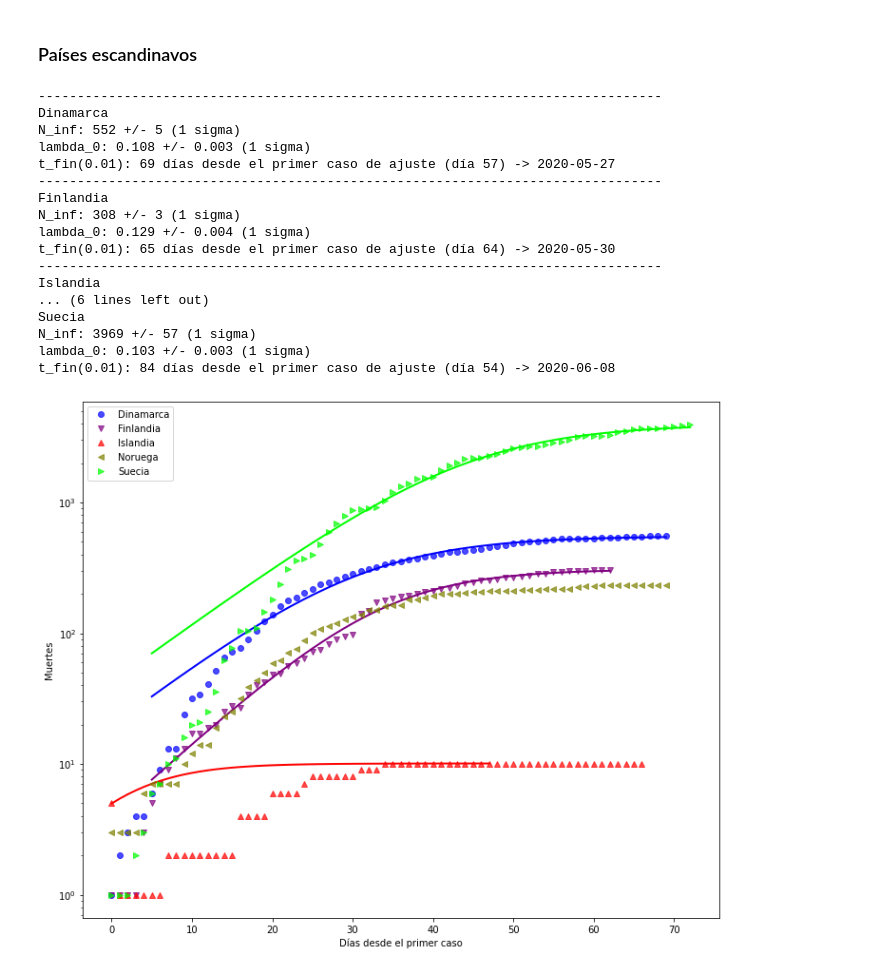
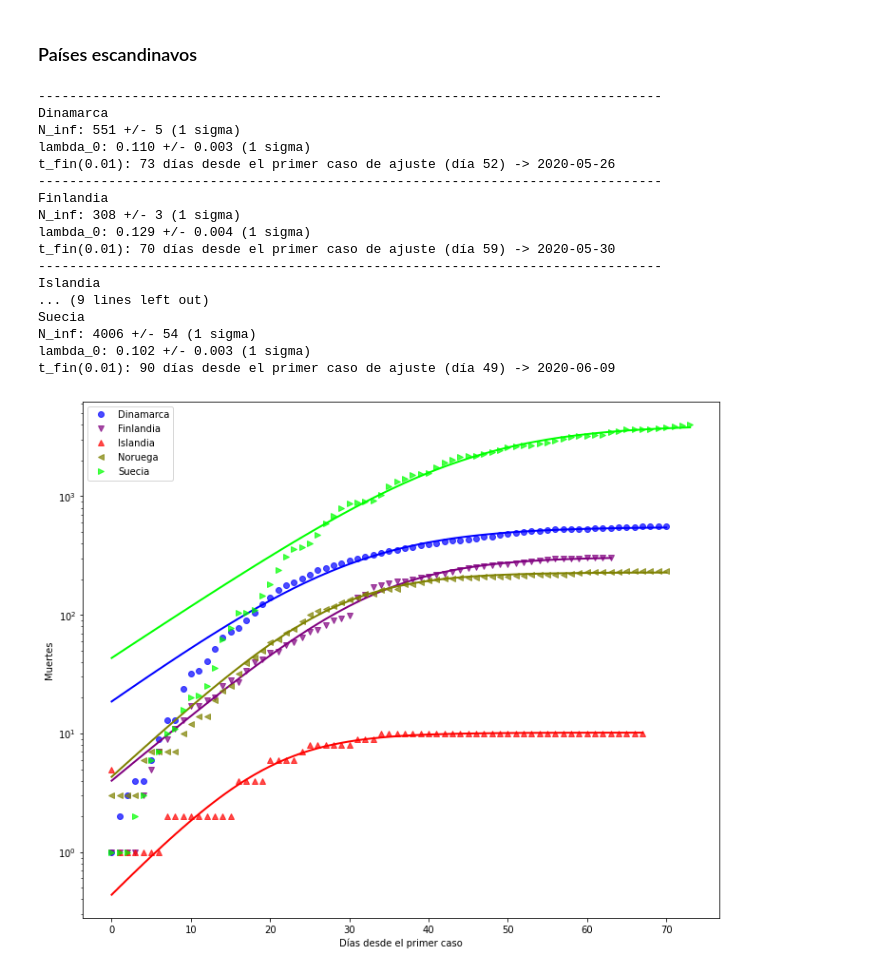
Before and after one commit to manuxch/logistic-covid19, a Jupyter notebook: Logistic_model_COVID-19.ipynb, the cells around one changed output. Cells and saved outputs as stored; diff of their text form; code cells hidden in the pictures.

Commit message:
Actualización diaria de visualizaciones, ajustes y registros

```diff
--- a/Logistic_model_COVID-19.ipynb
+++ b/Logistic_model_COVID-19.ipynb
@@ -299,26 +299,26 @@ t_fin(0.01): 97 días desde el primer caso de ajuste (día 60) -> 2020-06-27
 # %% [markdown]
 ### Países escandinavos
 # %%
-plot_fit(deadths_scand, 5, 'Muertes', logscale=True, p_fin=0.01)
+plot_fit(deadths_scand, 1, 'Muertes', logscale=True, p_fin=0.01)
 # %% [output]
 --------------------------------------------------------------------------------
 Dinamarca
-N_inf: 552 +/- 5 (1 sigma)
-lambda_0: 0.108 +/- 0.003 (1 sigma)
-t_fin(0.01): 69 días desde el primer caso de ajuste (día 57) -> 2020-05-27
+N_inf: 551 +/- 5 (1 sigma)
+lambda_0: 0.110 +/- 0.003 (1 sigma)
+t_fin(0.01): 73 días desde el primer caso de ajuste (día 52) -> 2020-05-26
 --------------------------------------------------------------------------------
 Finlandia
 N_inf: 308 +/- 3 (1 sigma)
 lambda_0: 0.129 +/- 0.004 (1 sigma)
-t_fin(0.01): 65 días desde el primer caso de ajuste (día 64) -> 2020-05-30
+t_fin(0.01): 70 días desde el primer caso de ajuste (día 59) -> 2020-05-30
 --------------------------------------------------------------------------------
 Islandia
-... (6 lines left out)
+... (9 lines left out)
 Suecia
-N_inf: 3969 +/- 57 (1 sigma)
-lambda_0: 0.103 +/- 0.003 (1 sigma)
-t_fin(0.01): 84 días desde el primer caso de ajuste (día 54) -> 2020-06-08
+N_inf: 4006 +/- 54 (1 sigma)
+lambda_0: 0.102 +/- 0.003 (1 sigma)
+t_fin(0.01): 90 días desde el primer caso de ajuste (día 49) -> 2020-06-09
-[figure, old version]
+[figure, new version]
 # %% [markdown]
 ## Registro diario de predicciones para países latinoamericanos
 
```
Also changed, not shown: parts of 8 cells of this notebook.
